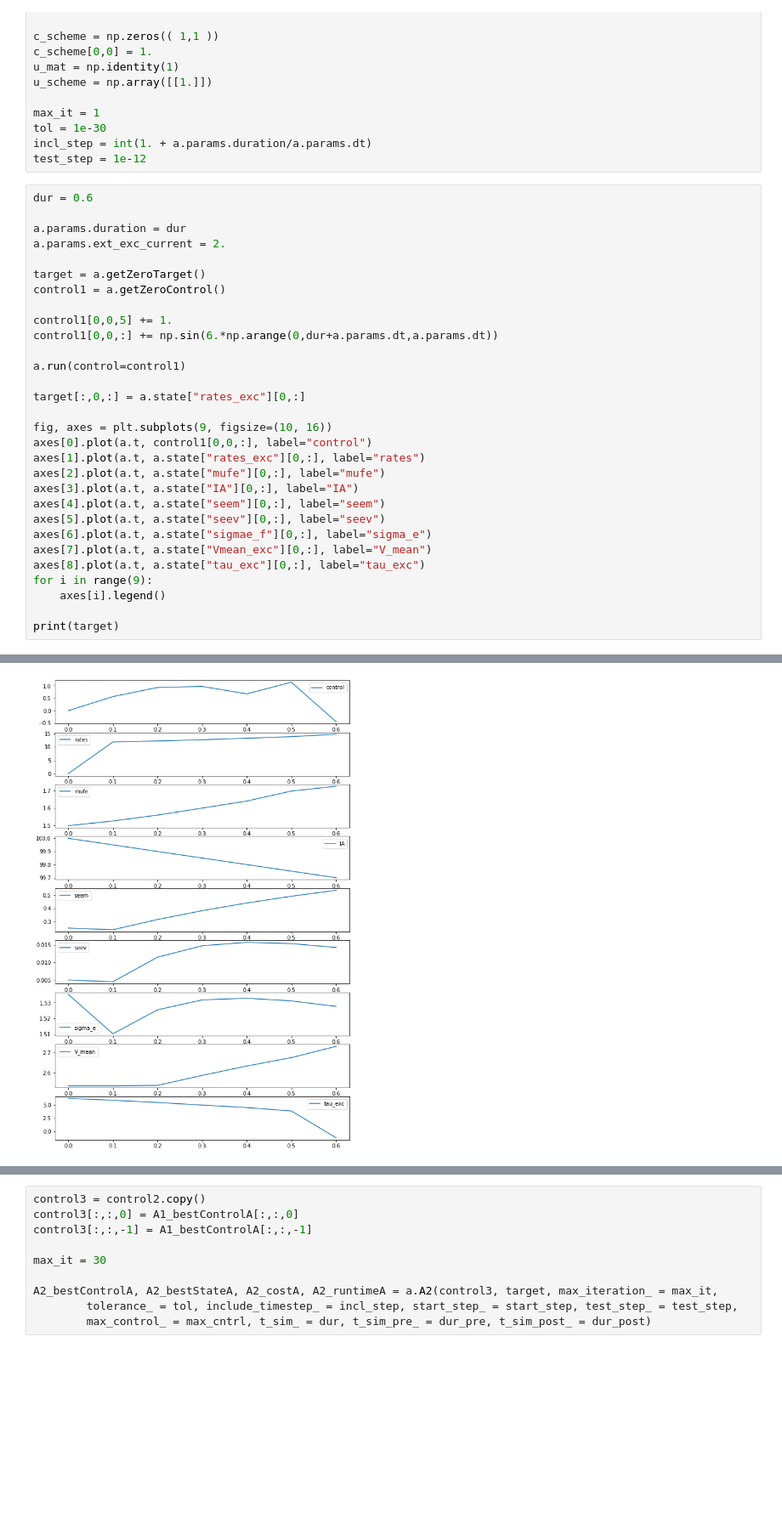
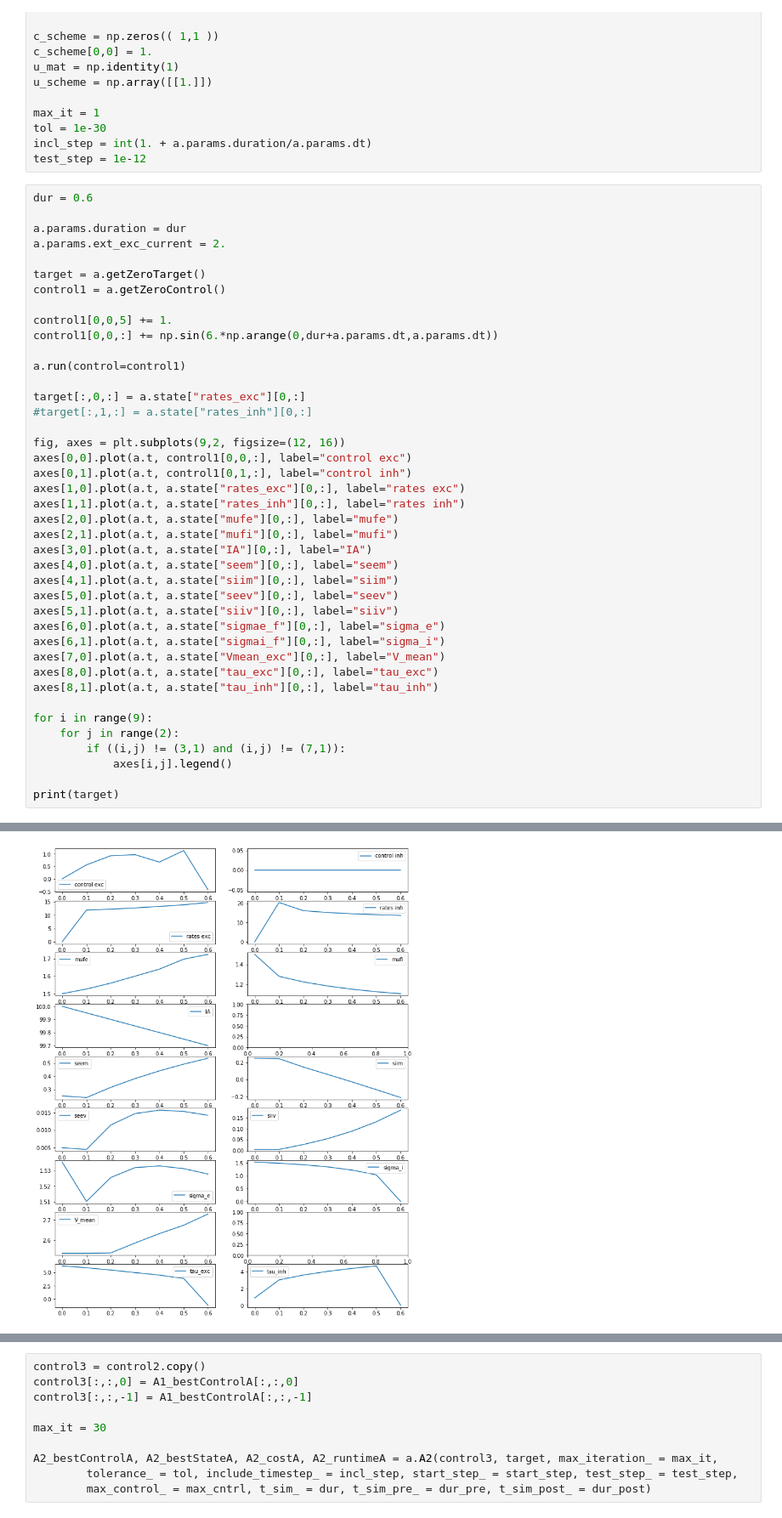
Before and after one commit to lenasal/neurolib, a Jupyter notebook: simp/aln-control.ipynb, the cells around one changed output, grey strips where cells are left out. Shown at 85% size. Drawn from its saved outputs; the diff is of its cells as text; blank space fills up the shorter version.

```diff
--- a/simp/aln-control.ipynb
+++ b/simp/aln-control.ipynb
@@ -35,37 +35,48 @@ test_step = 1e-12
 # %%
 dur = 0.6
 
 a.params.duration = dur
 a.params.ext_exc_current = 2.
 
 target = a.getZeroTarget()
 control1 = a.getZeroControl()
 
 control1[0,0,5] += 1.
 control1[0,0,:] += np.sin(6.*np.arange(0,dur+a.params.dt,a.params.dt))
 
 a.run(control=control1)
 
 target[:,0,:] = a.state["rates_exc"][0,:]
+#target[:,1,:] = a.state["rates_inh"][0,:]
 
-fig, axes = plt.subplots(9, figsize=(10, 16))
-axes[0].plot(a.t, control1[0,0,:], label="control")
-axes[1].plot(a.t, a.state["rates_exc"][0,:], label="rates")
-axes[2].plot(a.t, a.state["mufe"][0,:], label="mufe")
-axes[3].plot(a.t, a.state["IA"][0,:], label="IA")
-axes[4].plot(a.t, a.state["seem"][0,:], label="seem")
-axes[5].plot(a.t, a.state["seev"][0,:], label="seev")
-axes[6].plot(a.t, a.state["sigmae_f"][0,:], label="sigma_e")
-axes[7].plot(a.t, a.state["Vmean_exc"][0,:], label="V_mean")
-axes[8].plot(a.t, a.state["tau_exc"][0,:], label="tau_exc")
+fig, axes = plt.subplots(9,2, figsize=(12, 16))
+axes[0,0].plot(a.t, control1[0,0,:], label="control exc")
+axes[0,1].plot(a.t, control1[0,1,:], label="control inh")
+axes[1,0].plot(a.t, a.state["rates_exc"][0,:], label="rates exc")
+axes[1,1].plot(a.t, a.state["rates_inh"][0,:], label="rates inh")
+axes[2,0].plot(a.t, a.state["mufe"][0,:], label="mufe")
+axes[2,1].plot(a.t, a.state["mufi"][0,:], label="mufi")
+axes[3,0].plot(a.t, a.state["IA"][0,:], label="IA")
+axes[4,0].plot(a.t, a.state["seem"][0,:], label="seem")
+axes[4,1].plot(a.t, a.state["siim"][0,:], label="siim")
+axes[5,0].plot(a.t, a.state["seev"][0,:], label="seev")
+axes[5,1].plot(a.t, a.state["siiv"][0,:], label="siiv")
+axes[6,0].plot(a.t, a.state["sigmae_f"][0,:], label="sigma_e")
+axes[6,1].plot(a.t, a.state["sigmai_f"][0,:], label="sigma_i")
+axes[7,0].plot(a.t, a.state["Vmean_exc"][0,:], label="V_mean")
+axes[8,0].plot(a.t, a.state["tau_exc"][0,:], label="tau_exc")
+axes[8,1].plot(a.t, a.state["tau_inh"][0,:], label="tau_inh")
+
 for i in range(9):
-    axes[i].legend()
+    for j in range(2):
+        if ((i,j) != (3,1) and (i,j) != (7,1)):
+            axes[i,j].legend()
 
 print(target)
 # %% [output]
 [[[5.00000000e-03 1.18660776e+01 1.22217508e+01 1.26809865e+01
    1.32465489e+01 1.38417540e+01 1.47272359e+01]]]
-[figure, old version]
+[figure, new version]
 # %%
 max_cntrl = 10. * 5.
 start_step = 10.
```
Also changed, not shown: parts of 3 cells of this notebook, 4 other files.
